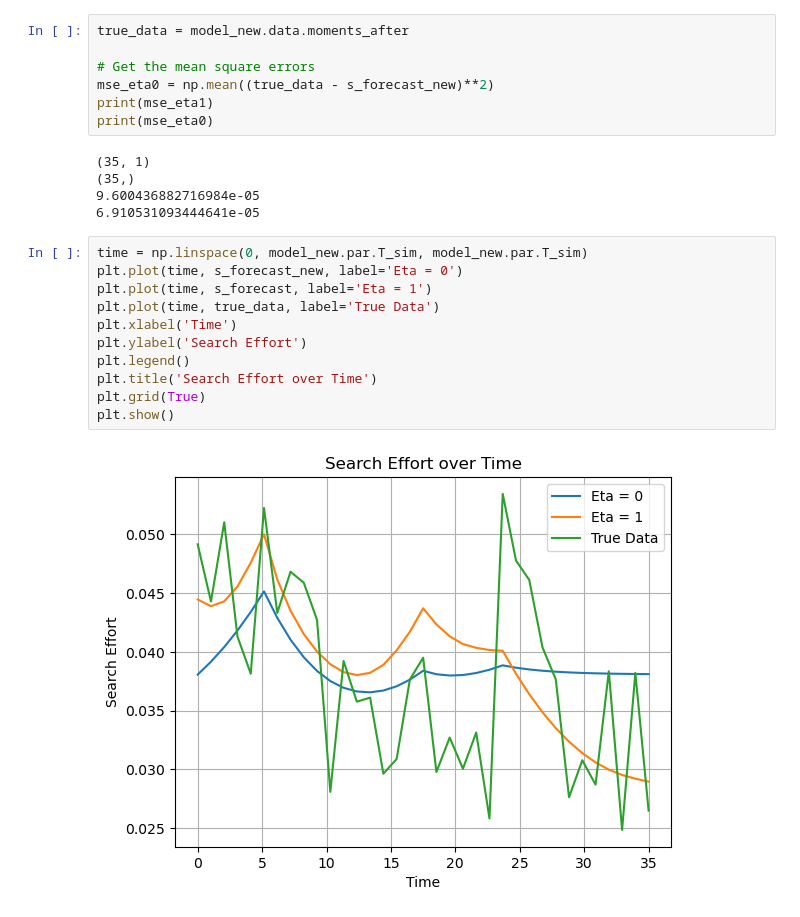
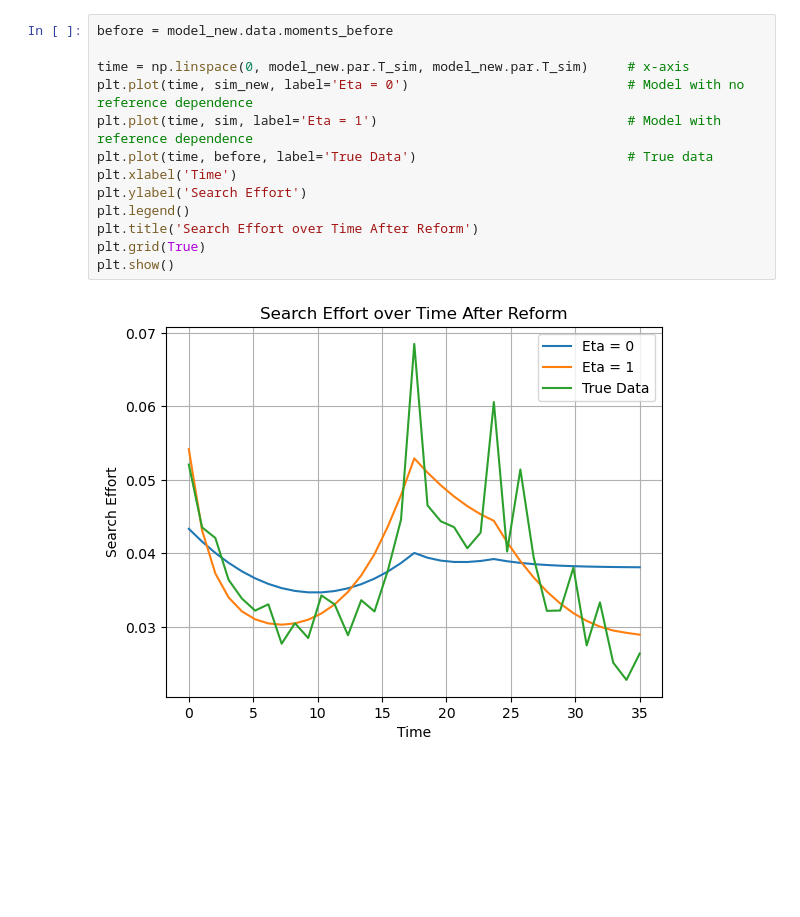
Before and after one commit to qrn838/Dynamic-programming-project, a Jupyter notebook: 2. forecasting errors.ipynb, the cells around one changed output. Cells and saved outputs as stored; diff of their text form; blank space fills up the shorter version.

Commit message:
forecasting errors layout

```diff
--- a/2. forecasting errors.ipynb
+++ b/2. forecasting errors.ipynb
@@ -156,25 +268,15 @@ plt.show()
-# %%
-true_data = model_new.data.moments_after
-
-# Get the mean square errors
-mse_eta0 = np.mean((true_data - s_forecast_new)**2)
-print(mse_eta1)
-print(mse_eta0)
-# %% [output]
-(35, 1)
-(35,)
-9.600436882716984e-05
-6.910531093444641e-05
 # %%
-time = np.linspace(0, model_new.par.T_sim, model_new.par.T_sim)
-plt.plot(time, s_forecast_new, label='Eta = 0')
-plt.plot(time, s_forecast, label='Eta = 1')
-plt.plot(time, true_data, label='True Data')
+before = model_new.data.moments_before
+
+time = np.linspace(0, model_new.par.T_sim, model_new.par.T_sim)     # x-axis
+plt.plot(time, sim_new, label='Eta = 0')                            # Model with no reference dependence
+plt.plot(time, sim, label='Eta = 1')                                # Model with reference dependence
+plt.plot(time, before, label='True Data')                           # True data
 plt.xlabel('Time')
 plt.ylabel('Search Effort')
 plt.legend()
-plt.title('Search Effort over Time')
+plt.title('Search Effort over Time After Reform')
 plt.grid(True)
 plt.show()
 # %% [output]
-[figure, old version]
+[figure, new version]
```
Also changed, not shown: parts of 26 cells of this notebook.
